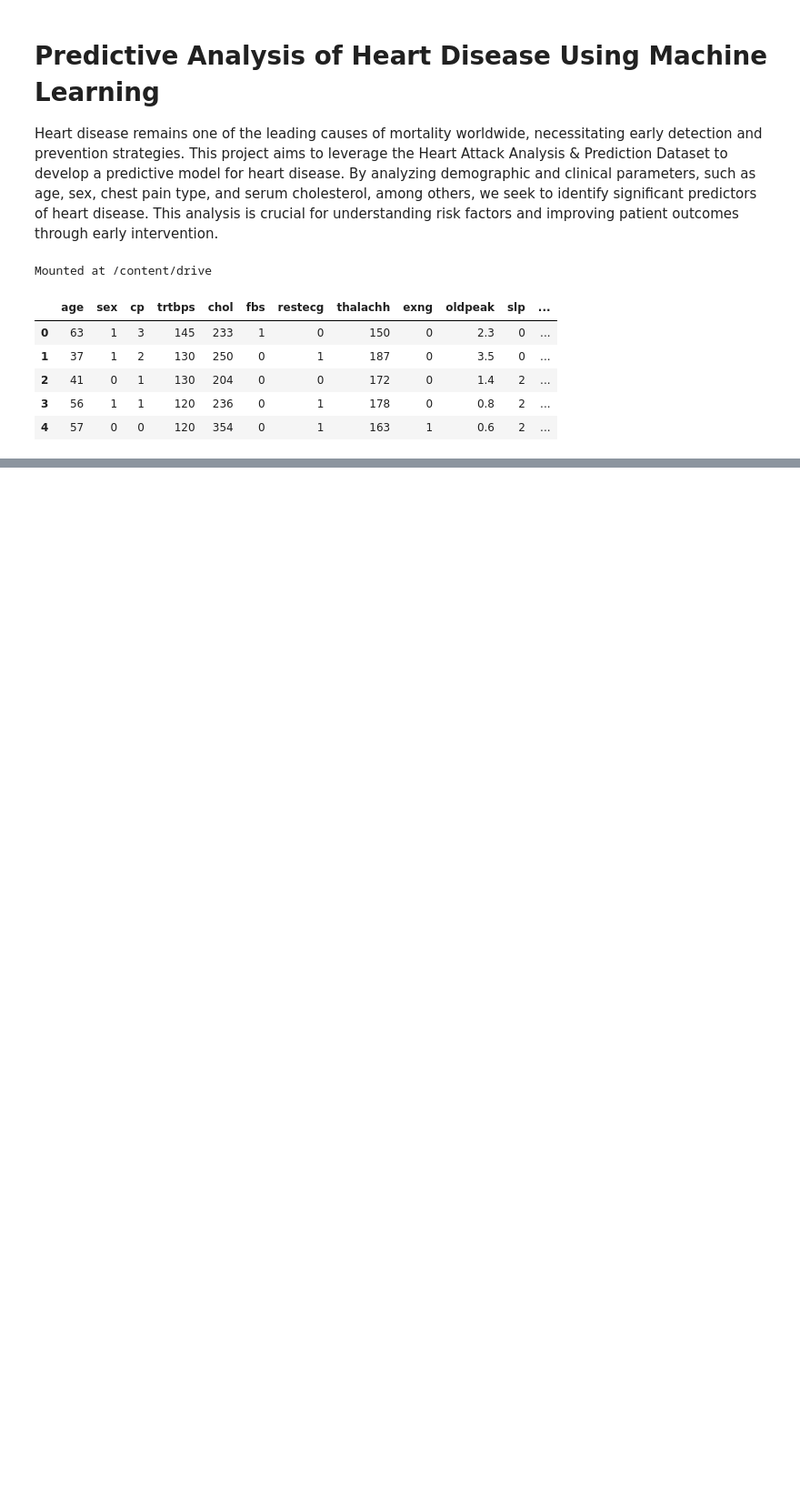
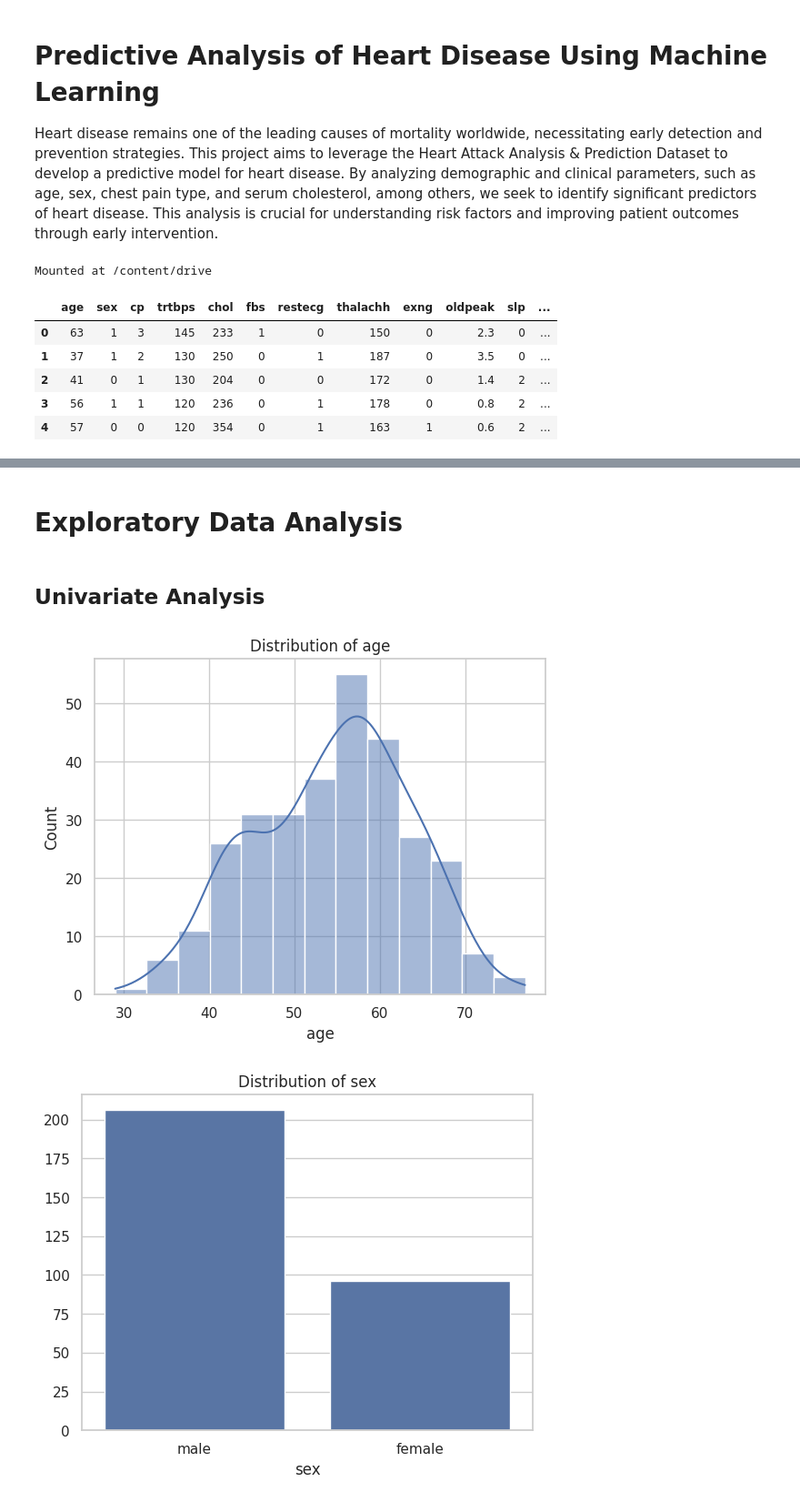
Before and after one commit to AnoZee/UMBC-DATA606-Capstone, a Jupyter notebook: notebooks/DATA_606_Capstone_Project.ipynb, the cells around one changed output, grey strips where cells are left out. Shown at 91% size. Saved outputs shown, nothing was run; the diff lists cells and outputs as text; code cells hidden in the pictures; blank space fills up the shorter version.

Commit message:
Update DATA_606_Capstone_Project.ipynb
Added EDA

```diff
--- a/notebooks/DATA_606_Capstone_Project.ipynb
+++ b/notebooks/DATA_606_Capstone_Project.ipynb
@@ -208,0 +236,48 @@ plt.show()
+# %% [markdown]
+# Exploratory Data Analysis
+# %% [markdown]
+## Univariate Analysis
+# %%
+def plot_distribution(data, column, plot_type):
+    """
+    This function plots the distribution of a numerical column in the DataFrame.
+
+    Parameters:
+    data (DataFrame): The pandas DataFrame containing the data.
+    column (str): The name of the column to plot.
+    plot_type (str): The type of plot to create ('histogram' or 'boxplot').
+    """
+    fig, ax = plt.subplots()
+    if plot_type == 'histogram':
+        sns.histplot(data[column], kde=True, ax=ax)
+        ax.set_title(f'Distribution of {column}')
+    elif plot_type == 'boxplot':
+        sns.boxplot(x=data[column], ax=ax)
+        ax.set_title(f'Box Plot of {column}')
+    plt.show()
+
+def plot_categorical(data, column):
+    """
+    This function plots the distribution of a categorical column in the DataFrame.
+
+    Parameters:
+    data (DataFrame): The pandas DataFrame containing the data.
+    column (str): The name of the column to plot.
+    """
+    fig, ax = plt.subplots()
+    value_counts = data[column].value_counts()
+    sns.barplot(x=value_counts.index, y=value_counts.values, ax=ax)
+    ax.set_title(f'Distribution of {column}')
+    plt.show()
+# %%
+# Loop through each column in the DataFrame and plot the distribution
+for column in df.columns:
+    if df[column].dtype == 'object' or len(df[column].unique()) <= 10:
+        plot_categorical(df, column)
+    else:
+        # Using a simple heuristic: if unique values are more than 10% of total, use histogram; otherwise, use boxplot.
+        plot_type = 'histogram' if len(df[column].unique()) > len(df) * 0.1 else 'boxplot'
+        plot_distribution(df, column, plot_type)
+# %% [output]
+[figure, added]
+[figure, added]
```
Also changed, not shown: parts of 29 cells of this notebook.
